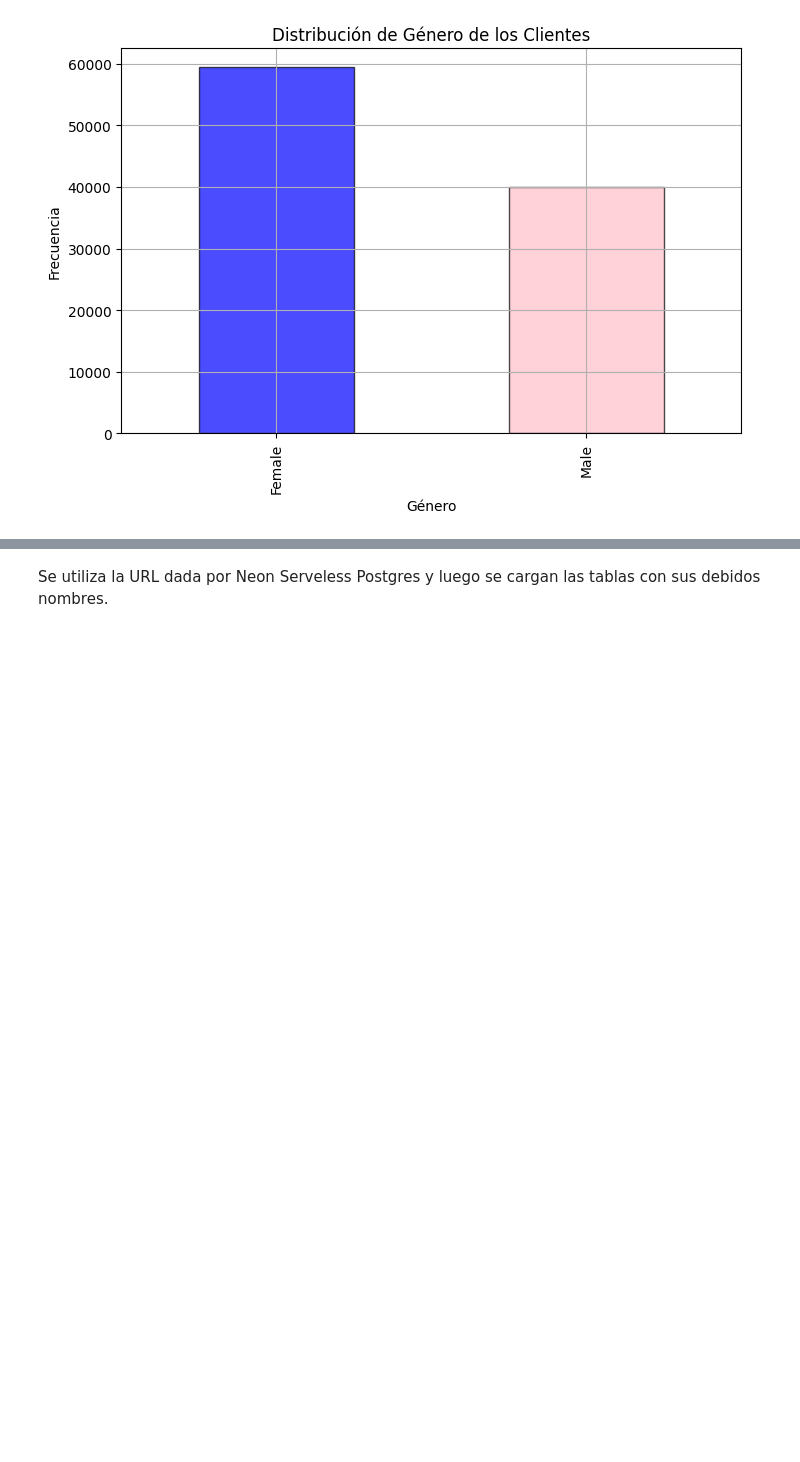
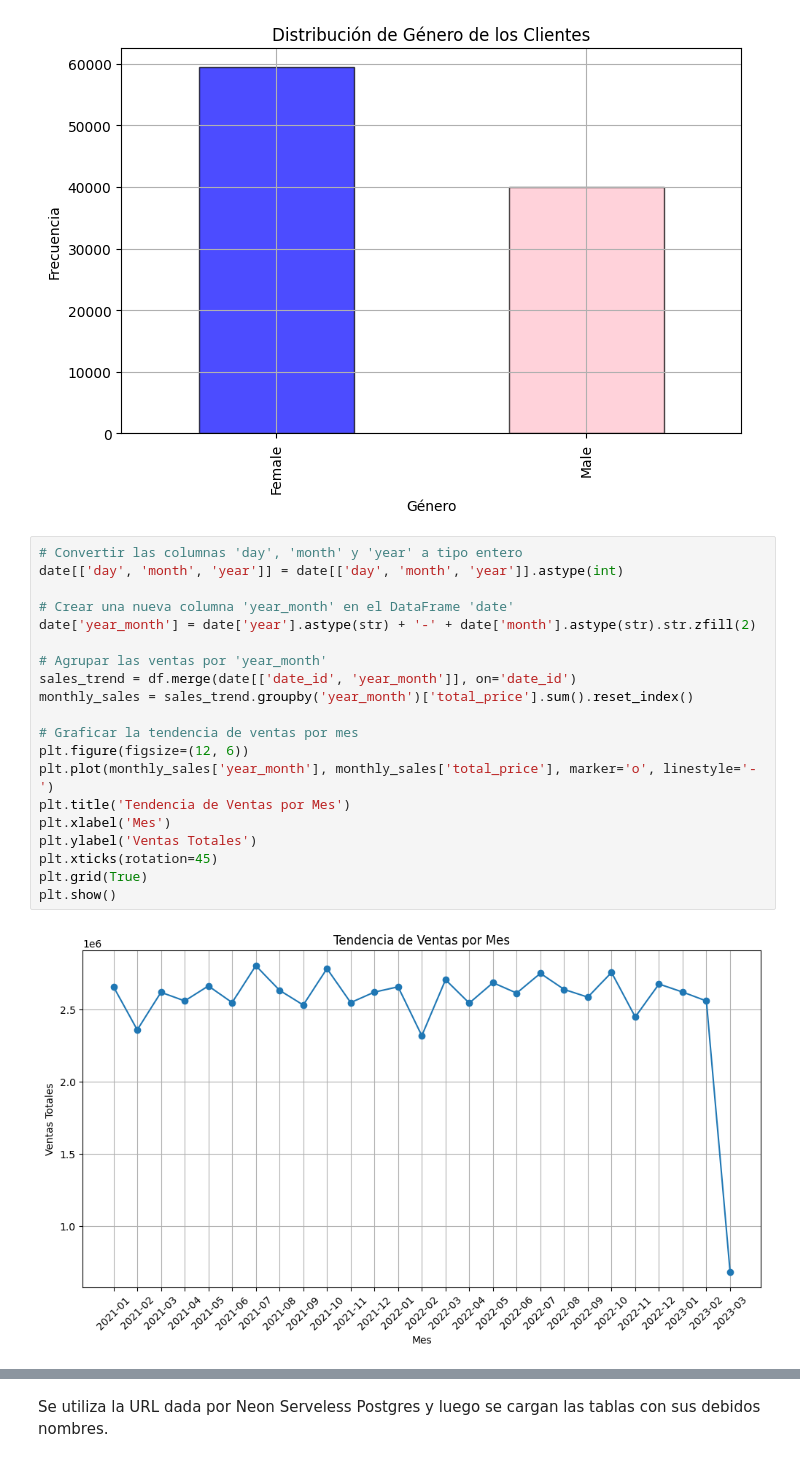
Before and after one commit to juanjoher/CIENCIADATOSP1, a Jupyter notebook: Proyecto.ipynb, the cells around one changed output, grey strips where cells are left out. Saved outputs shown, nothing was run; the diff lists cells and outputs as text; blank space fills up the shorter version.

```diff
--- a/Proyecto.ipynb
+++ b/Proyecto.ipynb
@@ -424,3 +424,25 @@ plt.grid(True)
 plt.show()
 # %% [output]
 [figure]
+# %%
+# Convertir las columnas 'day', 'month' y 'year' a tipo entero
+date[['day', 'month', 'year']] = date[['day', 'month', 'year']].astype(int)
+
+# Crear una nueva columna 'year_month' en el DataFrame 'date'
+date['year_month'] = date['year'].astype(str) + '-' + date['month'].astype(str).str.zfill(2)
+
+# Agrupar las ventas por 'year_month'
+sales_trend = df.merge(date[['date_id', 'year_month']], on='date_id')
+monthly_sales = sales_trend.groupby('year_month')['total_price'].sum().reset_index()
+
+# Graficar la tendencia de ventas por mes
+plt.figure(figsize=(12, 6))
+plt.plot(monthly_sales['year_month'], monthly_sales['total_price'], marker='o', linestyle='-')
+plt.title('Tendencia de Ventas por Mes')
+plt.xlabel('Mes')
+plt.ylabel('Ventas Totales')
+plt.xticks(rotation=45)
+plt.grid(True)
+plt.show()
+# %% [output]
+[figure, added]
```
Also changed, not shown: parts of 7 cells of this notebook.
